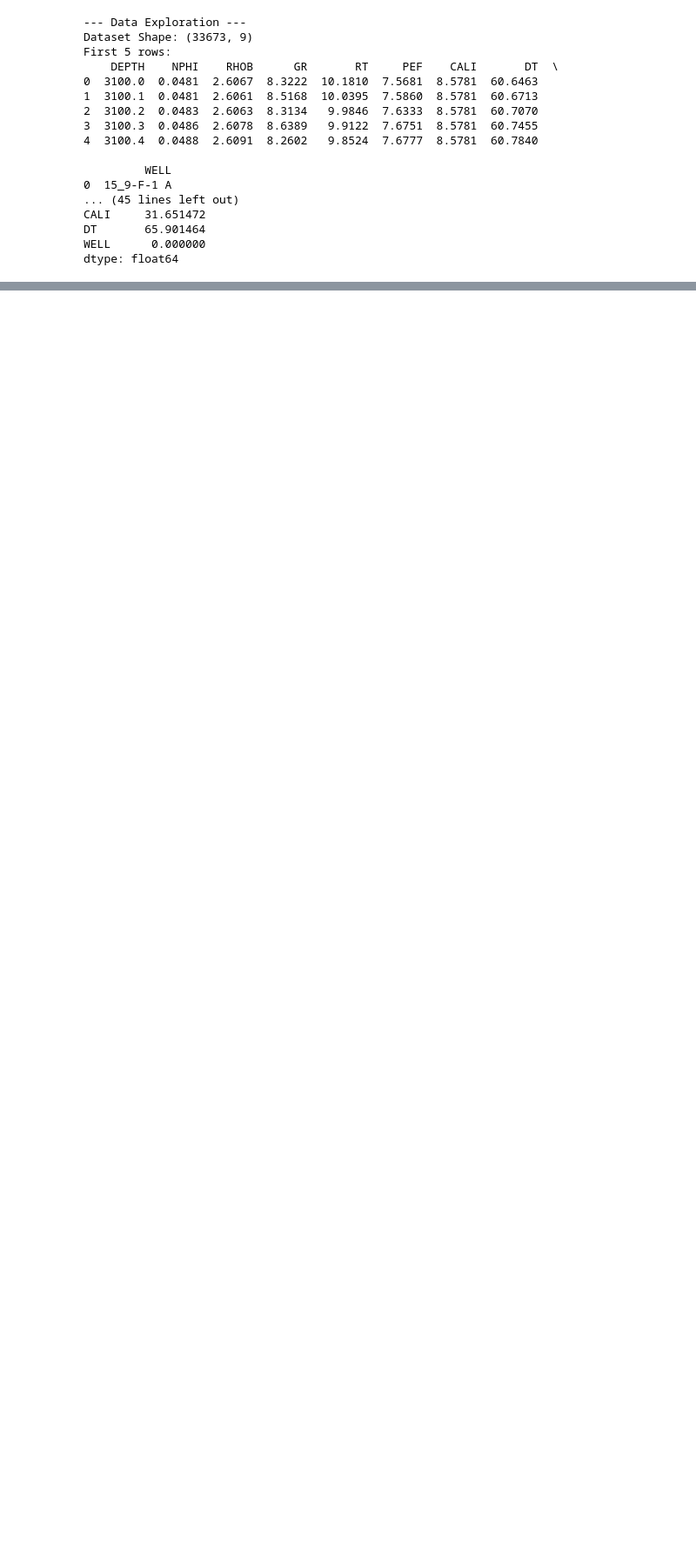
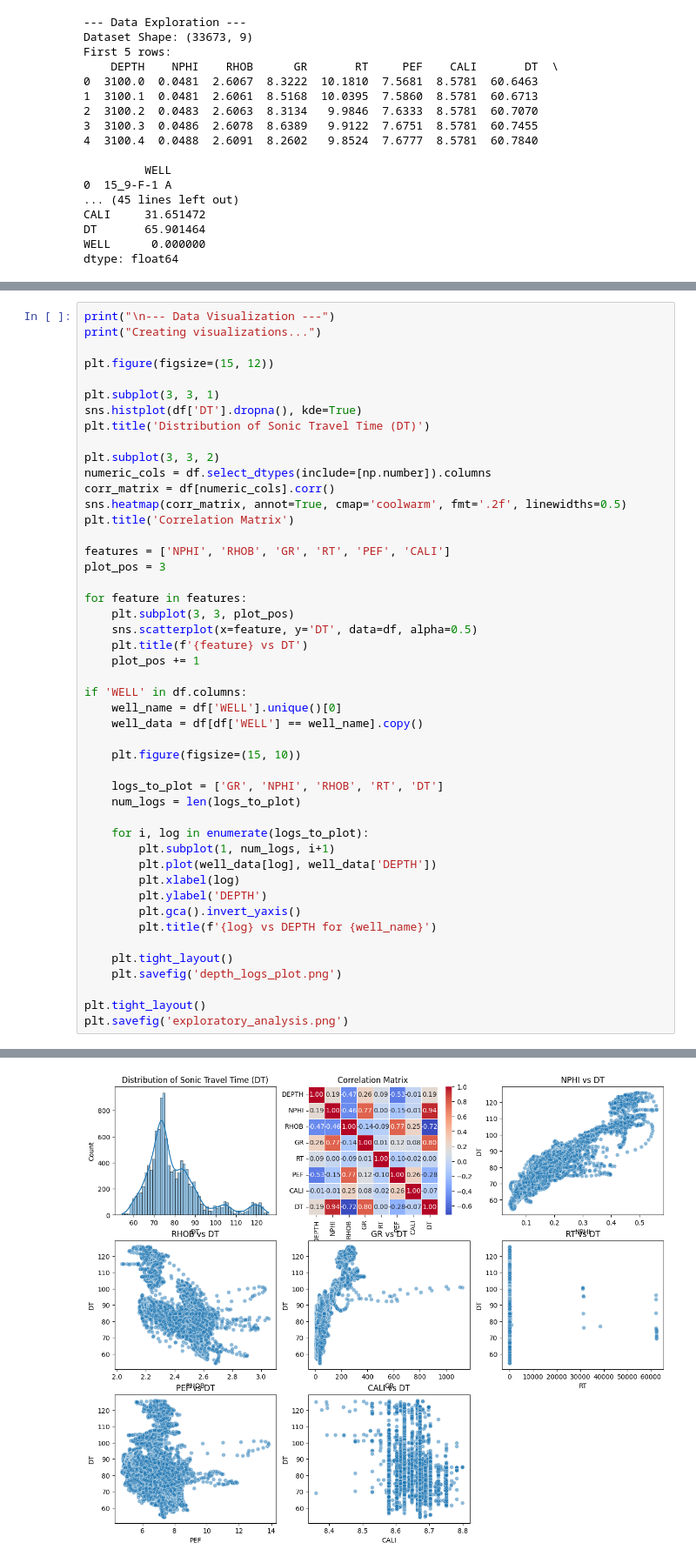
Before and after one commit to vissutagunawan/pre-test-hackathon-kgi, a Jupyter notebook: Case_2/main.ipynb, the cells around one changed output, grey strips where cells are left out. Shown at 87% size. Saved outputs shown, nothing was run; the diff lists cells and outputs as text; blank space fills up the shorter version.

Commit message:
Case_2: added basic data visualization

```diff
--- a/Case_2/main.ipynb
+++ b/Case_2/main.ipynb
@@ -78,0 +84,48 @@ dtype: float64
+# %%
+print("\n--- Data Visualization ---")
+print("Creating visualizations...")
+
+plt.figure(figsize=(15, 12))
+
+plt.subplot(3, 3, 1)
+sns.histplot(df['DT'].dropna(), kde=True)
+plt.title('Distribution of Sonic Travel Time (DT)')
+
+plt.subplot(3, 3, 2)
+numeric_cols = df.select_dtypes(include=[np.number]).columns
+corr_matrix = df[numeric_cols].corr()
+sns.heatmap(corr_matrix, annot=True, cmap='coolwarm', fmt='.2f', linewidths=0.5)
+plt.title('Correlation Matrix')
+
+features = ['NPHI', 'RHOB', 'GR', 'RT', 'PEF', 'CALI']
+plot_pos = 3
+
+for feature in features:
+    plt.subplot(3, 3, plot_pos)
+    sns.scatterplot(x=feature, y='DT', data=df, alpha=0.5)
+    plt.title(f'{feature} vs DT')
+    plot_pos += 1
+
+if 'WELL' in df.columns:
+    well_name = df['WELL'].unique()[0]
+    well_data = df[df['WELL'] == well_name].copy()
+
+    plt.figure(figsize=(15, 10))
+
+    logs_to_plot = ['GR', 'NPHI', 'RHOB', 'RT', 'DT']
+    num_logs = len(logs_to_plot)
+
+    for i, log in enumerate(logs_to_plot):
+        plt.subplot(1, num_logs, i+1)
+        plt.plot(well_data[log], well_data['DEPTH'])
+        plt.xlabel(log)
+        plt.ylabel('DEPTH')
+        plt.gca().invert_yaxis()
+        plt.title(f'{log} vs DEPTH for {well_name}')
+
+    plt.tight_layout()
+    plt.savefig('depth_logs_plot.png')
+
+plt.tight_layout()
+plt.savefig('exploratory_analysis.png')
+# %% [output]
@@ -78,0 +134 @@ dtype: float64
+[figure, added]
```
Also changed, not shown: parts of 3 cells of this notebook.
